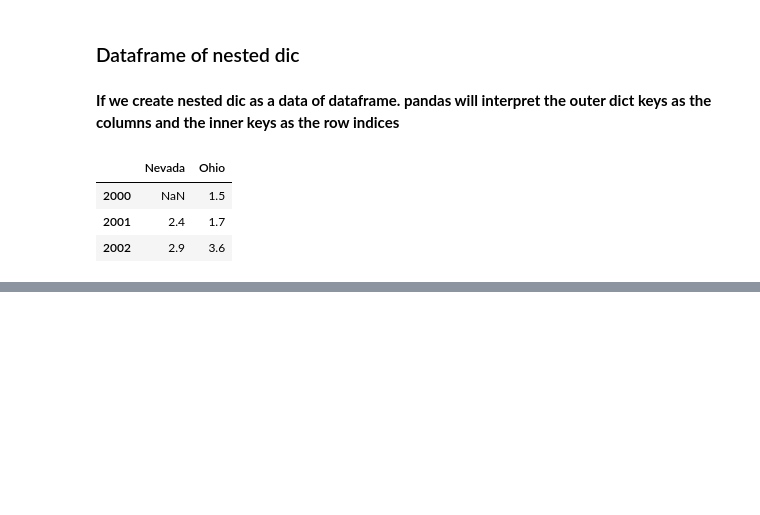
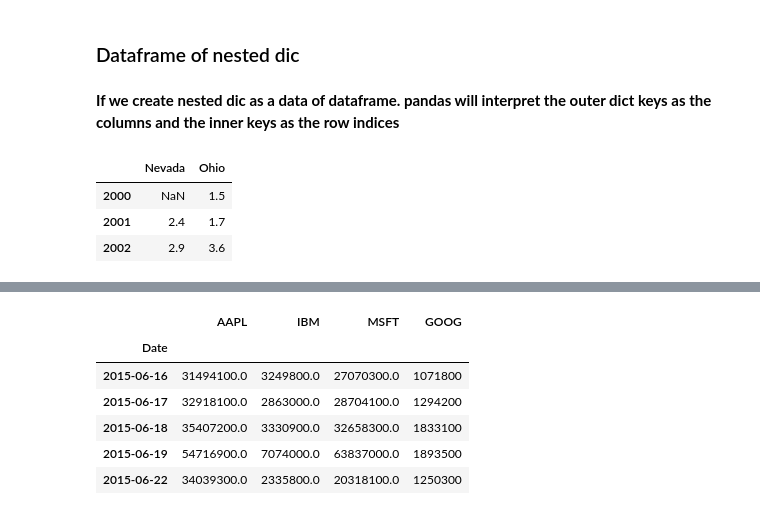
Before and after one commit to towhid135/notebook-Numpy-Pandas-Seaborn-Scikit_learn-, a Jupyter notebook: Pandas/Pandas_tutorial.ipynb, the cells around one changed output, grey strips where cells are left out. Cells and saved outputs as stored; diff of their text form; code cells hidden in the pictures; blank space fills up the shorter version.

```diff
--- a/Pandas/Pandas_tutorial.ipynb
+++ b/Pandas/Pandas_tutorial.ipynb
@@ -312,0 +1388,10 @@ popdf
+# %%
+volume.head()
+# %% [output]
+|  | AAPL | IBM | MSFT | GOOG |
+| Date |  |  |  |  |
+| 2015-06-16 | 31494100.0 | 3249800.0 | 27070300.0 | 1071800 |
+| 2015-06-17 | 32918100.0 | 2863000.0 | 28704100.0 | 1294200 |
+| 2015-06-18 | 35407200.0 | 3330900.0 | 32658300.0 | 1833100 |
+| 2015-06-19 | 54716900.0 | 7074000.0 | 63837000.0 | 1893500 |
+| 2015-06-22 | 34039300.0 | 2335800.0 | 20318100.0 | 1250300 |
```
Also changed, not shown: parts of 224 cells of this notebook, 1 other file.
